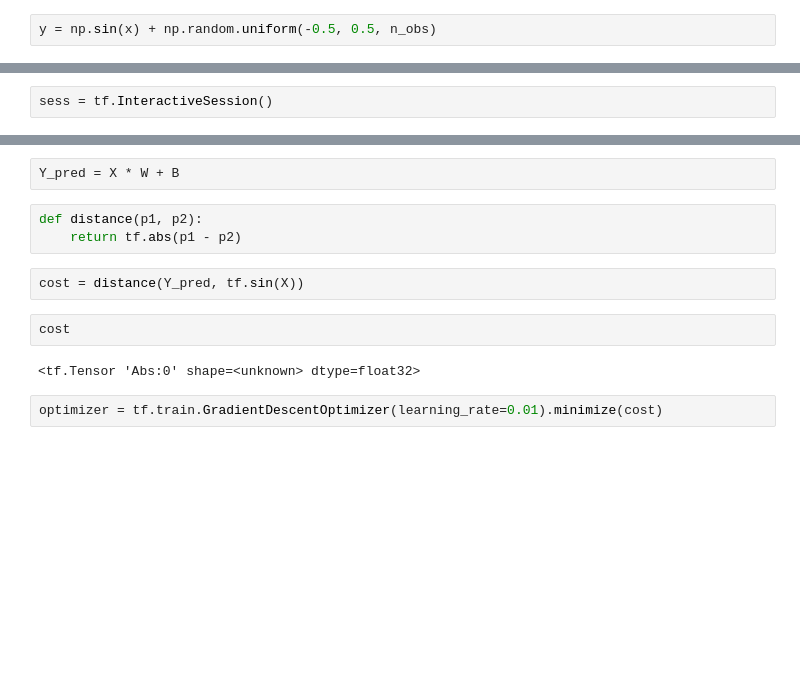
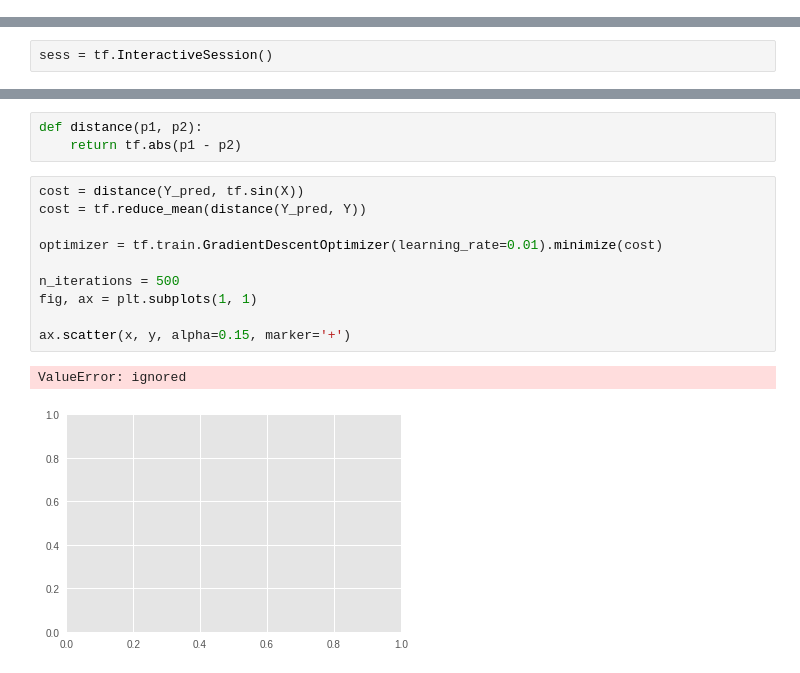
Before and after one commit to JacksonIsaac/kadenze-deeplearning-creative-applications, a Jupyter notebook: Kadenze_Session_2.ipynb, the cells around one changed output, grey strips where cells are left out. Cells and saved outputs as stored; diff of their text form; blank space fills up the shorter version.

```diff
--- a/Kadenze_Session_2.ipynb
+++ b/Kadenze_Session_2.ipynb
@@ -103,2 +100,0 @@ x = np.linspace(-3, 3, n_obs)
-# %%
-y = np.sin(x) + np.random.uniform(-0.5, 0.5, n_obs)
@@ -141,13 +122,16 @@ B = tf.Variable(tf.constant([1], dtype=tf.float32), name='bias')
-# %%
-Y_pred = X * W + B
 # %%
 def distance(p1, p2):
     return tf.abs(p1 - p2)
-# %%
-cost = distance(Y_pred, tf.sin(X))
-# %%
-cost
-# %% [output]
-<tf.Tensor 'Abs:0' shape=<unknown> dtype=float32>
-# %%
-optimizer = tf.train.GradientDescentOptimizer(learning_rate=0.01).minimize(cost)
+# %%
+cost = distance(Y_pred, tf.sin(X))
+cost = tf.reduce_mean(distance(Y_pred, Y))
+
+optimizer = tf.train.GradientDescentOptimizer(learning_rate=0.01).minimize(cost)
+
+n_iterations = 500
+fig, ax = plt.subplots(1, 1)
+
+ax.scatter(x, y, alpha=0.15, marker='+')
+# %% [output]
+ValueError: ignored
+[figure, added]
```
Also changed, not shown: parts of 34 cells of this notebook.
